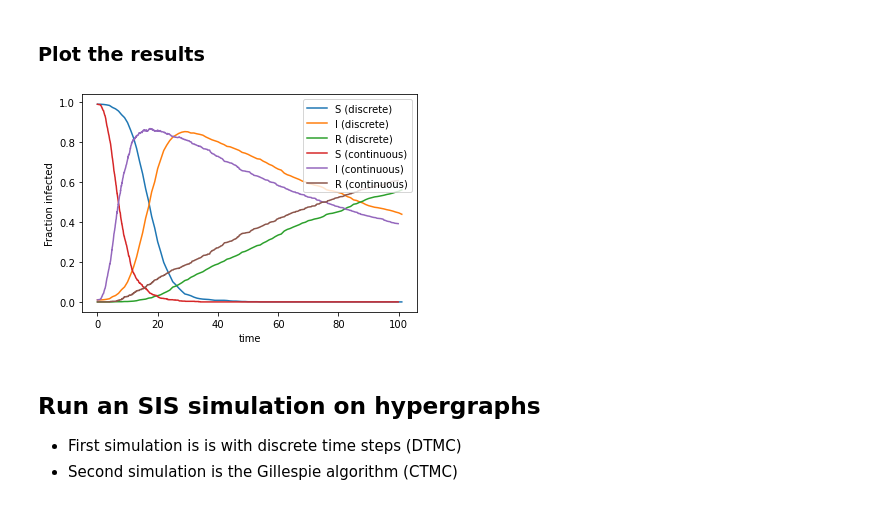
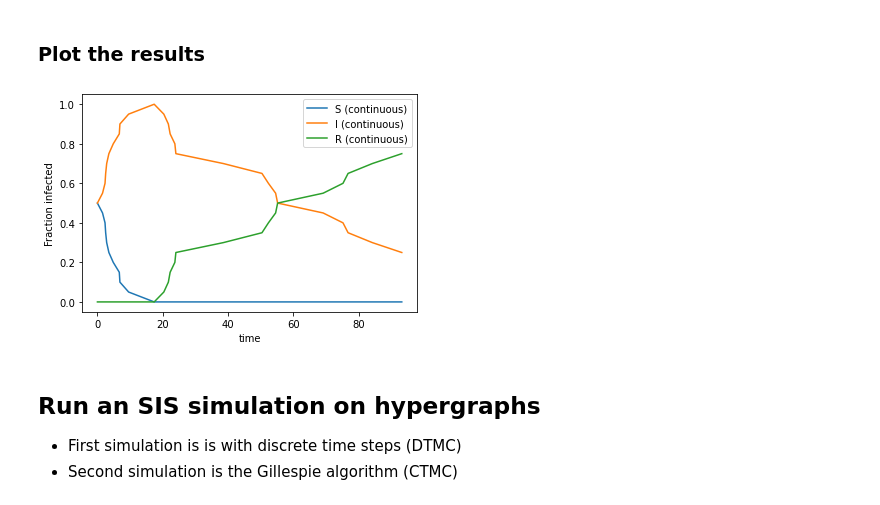
Before and after one commit to nwlandry/hypercontagion, a Jupyter notebook: Library-Demo.ipynb, the cells around one changed output. Cells and saved outputs as stored; diff of their text form; code cells hidden in the pictures.

```diff
--- a/Library-Demo.ipynb
+++ b/Library-Demo.ipynb
@@ -15,14 +15,14 @@ import random
 * Specify the hyperdegree distribution
 * Generates a configuration model of the hypergraph
 # %%
-n = 1000
+n = 100
 parameters = [{"degree-distribution":"power-law","min-degree":10,"max-degree":1000,"hyperedge-size":2,"size":n,"is-correlated":True,"exponent":3},{"degree-distribution":"power-law","min-degree":10,"max-degree":1000,"hyperedge-size":3,"size":n,"is-correlated":True,"exponent":3}]
 
-h = HyperContagion.HypergraphGenerator(parameters)
-H = HyperContagion.Hypergraph(h.getHyperedges())
+h = HypergraphGenerator(parameters)
+H = Hypergraph(h.getHyperedges())
 m = 1000
 test = [tuple(random.sample(range(n), k=random.choice([2, 3]))) for i in range(m)]
-#H = HyperContagion.Hypergraph(test)
+H = Hypergraph(test)
 # %% [markdown]
 # Epidemic Simulations
 # %% [markdown]
@@ -39,7 +39,7 @@ tau = {2:0.01,3:0.01}
 * First simulation is is with discrete time steps (DTMC)
 * Second simulation is the Gillespie algorithm (CTMC)
 # %%
-t1, S1, I1, R1 = HyperContagion.discrete_SIR(H, tau, gamma, tmin=0, tmax=100, dt=1, initial_infecteds=range(initial_size))
-t, S2, I2, R2 = HyperContagion.Gillespie_SIR(H, tau, gamma, tmin=0, tmax=100, initial_infecteds=range(initial_size))
+t1, S1, I1, R1 = discrete_SIR(H, tau, gamma, tmin=0, tmax=10, dt=0.1, initial_infecteds = range(initial_size))
+t, S2, I2, R2 = Gillespie_SIR(H, tau, gamma, tmin=0, tmax = 10, initial_infecteds = range(initial_size))
 #cProfile.run('discrete_SIR(H, tau, gamma, tmin=0, tmax=100, dt=0.1, rho=0.5)', sort="cumtime")
 #t, S2, I2, R2 = Gillespie_SIR(H, tau, gamma, tmin=0, tmax = 100, initial_infecteds = range(initial_size))
@@ -47,18 +65,18 @@ t, S2, I2, R2 = HyperContagion.Gillespie_SIR(H, tau, gamma, tmin=0, tmax=100, in
 ### Plot the results
 # %%
 plt.figure()
-plt.plot(t1, S1/n, label="S (discrete)")
-plt.plot(t1, I1/n, label="I (discrete)")
-plt.plot(t1, R1/n, label="R (discrete)")
+# plt.plot(t1, S1/n, label="S (discrete)")
+# plt.plot(t1, I1/n, label="I (discrete)")
+# plt.plot(t1, R1/n, label="R (discrete)")
 plt.plot(t, S2/n, label="S (continuous)")
 plt.plot(t, I2/n, label="I (continuous)")
 plt.plot(t, R2/n, label="R (continuous)")
 plt.legend()
 plt.xlabel('time')
 plt.ylabel('Fraction infected')
 plt.show()
 # %% [output]
-[figure, old version]
+[figure, new version]
 # %% [markdown]
 ## Run an SIS simulation on hypergraphs
 * First simulation is is with discrete time steps (DTMC)
```
Also changed, not shown: parts of 11 cells of this notebook, 48 other files.
